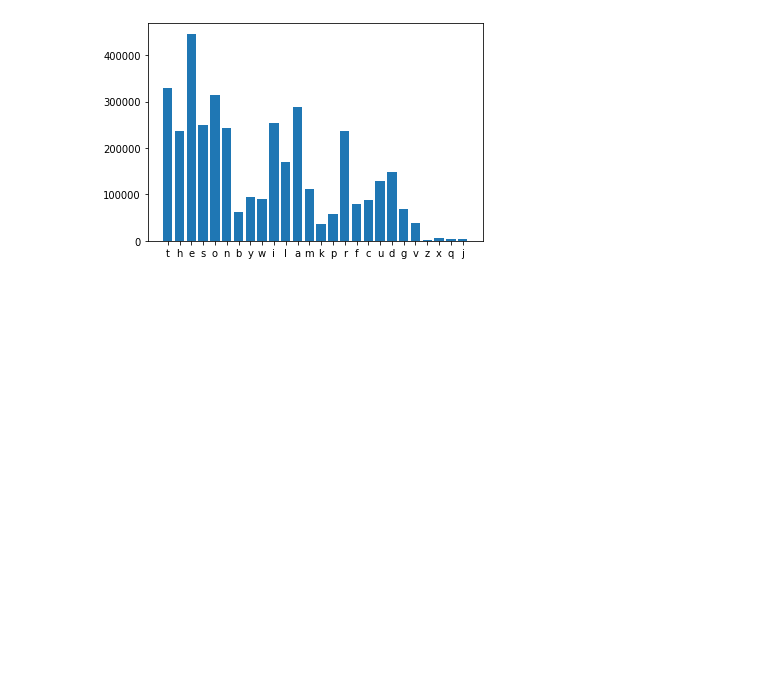
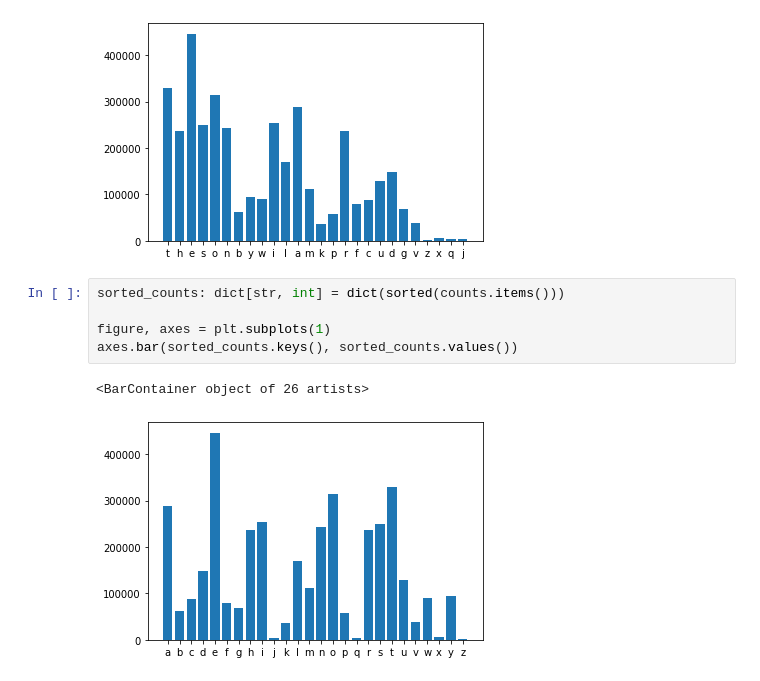
Before and after one commit to jorbea/comp110-21s-workspace, a Jupyter notebook: lessons/ls18_count.ipynb, the cells around one changed output. Saved outputs shown, nothing was run; the diff lists cells and outputs as text; blank space fills up the shorter version.

```diff
--- a/lessons/ls18_count.ipynb
+++ b/lessons/ls18_count.ipynb
@@ -44,3 +44,11 @@ axes.bar(counts.keys(), counts.values())
 # %% [output]
 <BarContainer object of 26 artists>
 [figure]
+# %%
+sorted_counts: dict[str, int] = dict(sorted(counts.items()))
+
+figure, axes = plt.subplots(1)
+axes.bar(sorted_counts.keys(), sorted_counts.values())
+# %% [output]
+<BarContainer object of 26 artists>
+[figure, added]
```
Also changed, not shown: 2 other files.
